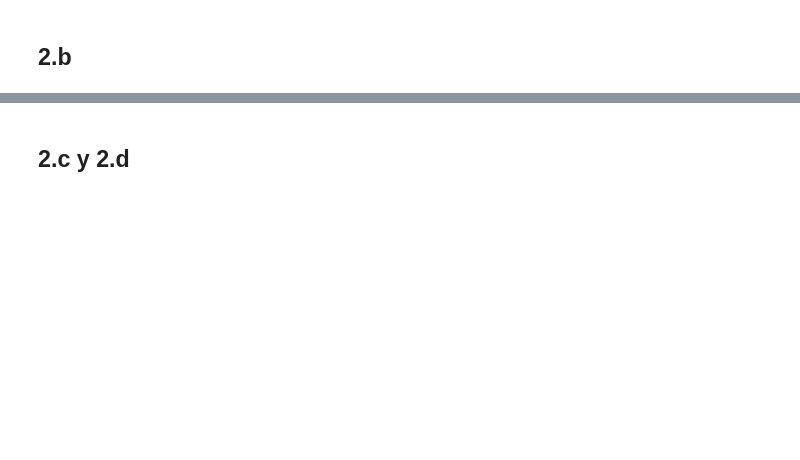
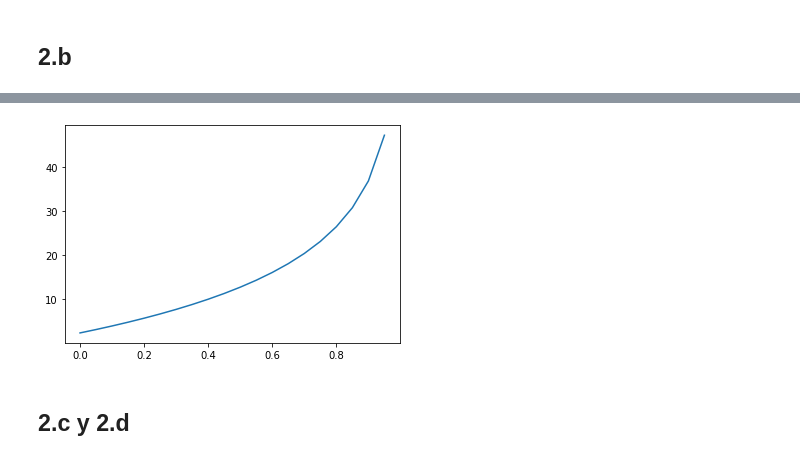
Before and after one commit to martinBosch/simu-grupo5, a Jupyter notebook: tp1.ipynb, the cells around one changed output, grey strips where cells are left out. Cells and saved outputs as stored; diff of their text form; code cells hidden in the pictures; blank space fills up the shorter version.

```diff
--- a/tp1.ipynb
+++ b/tp1.ipynb
@@ -114,3 +120,11 @@ plt.show()
+# %%
+x = np.arange(0.0, 1.0, 0.05)
+y = np.array(list(map(F_inversa, x)))
+
+plt.plot(x, y)
+plt.show()
+# %% [output]
+[figure, added]
 # %% [markdown]
 ## 2.c y 2.d
 # %%
```
Also changed, not shown: parts of 39 cells of this notebook.
